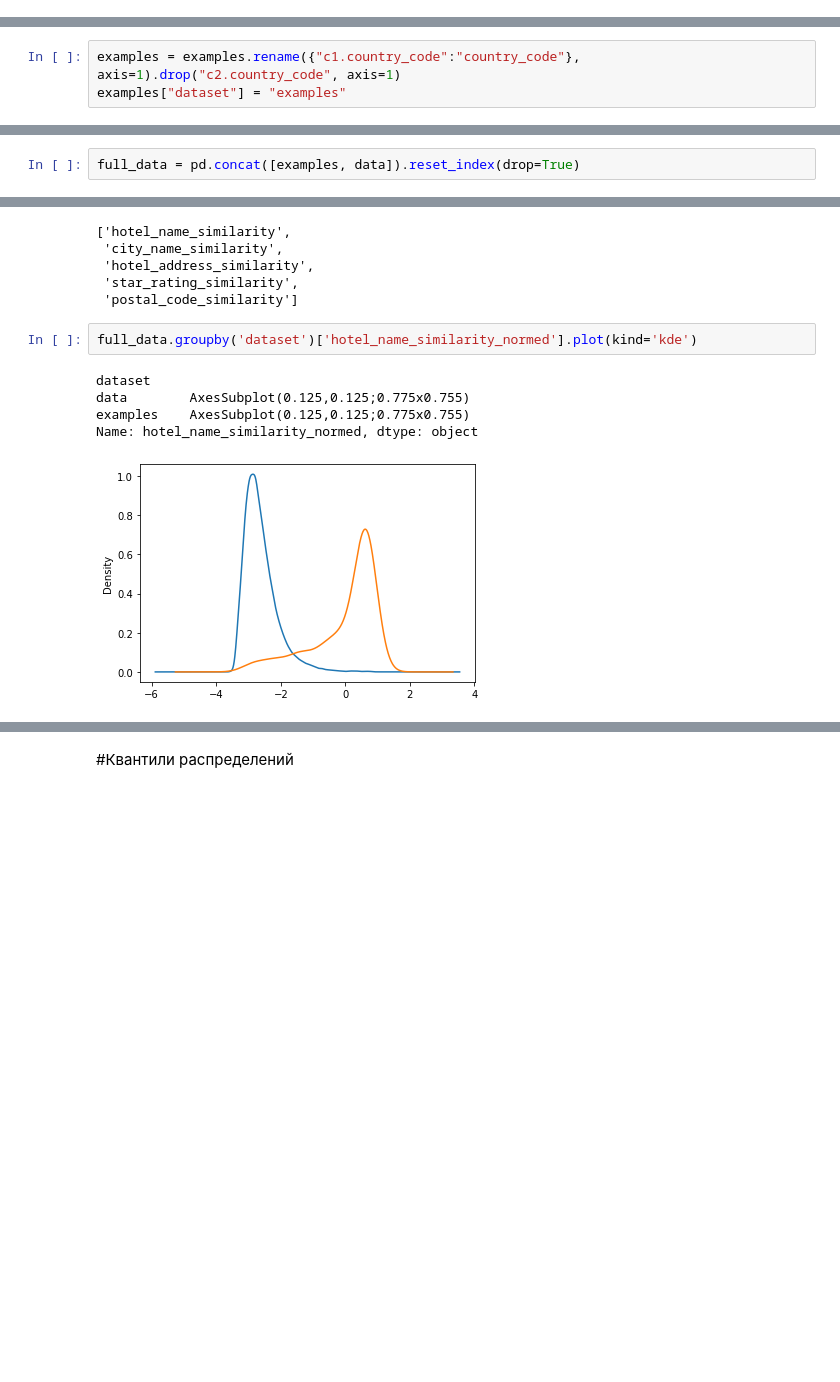
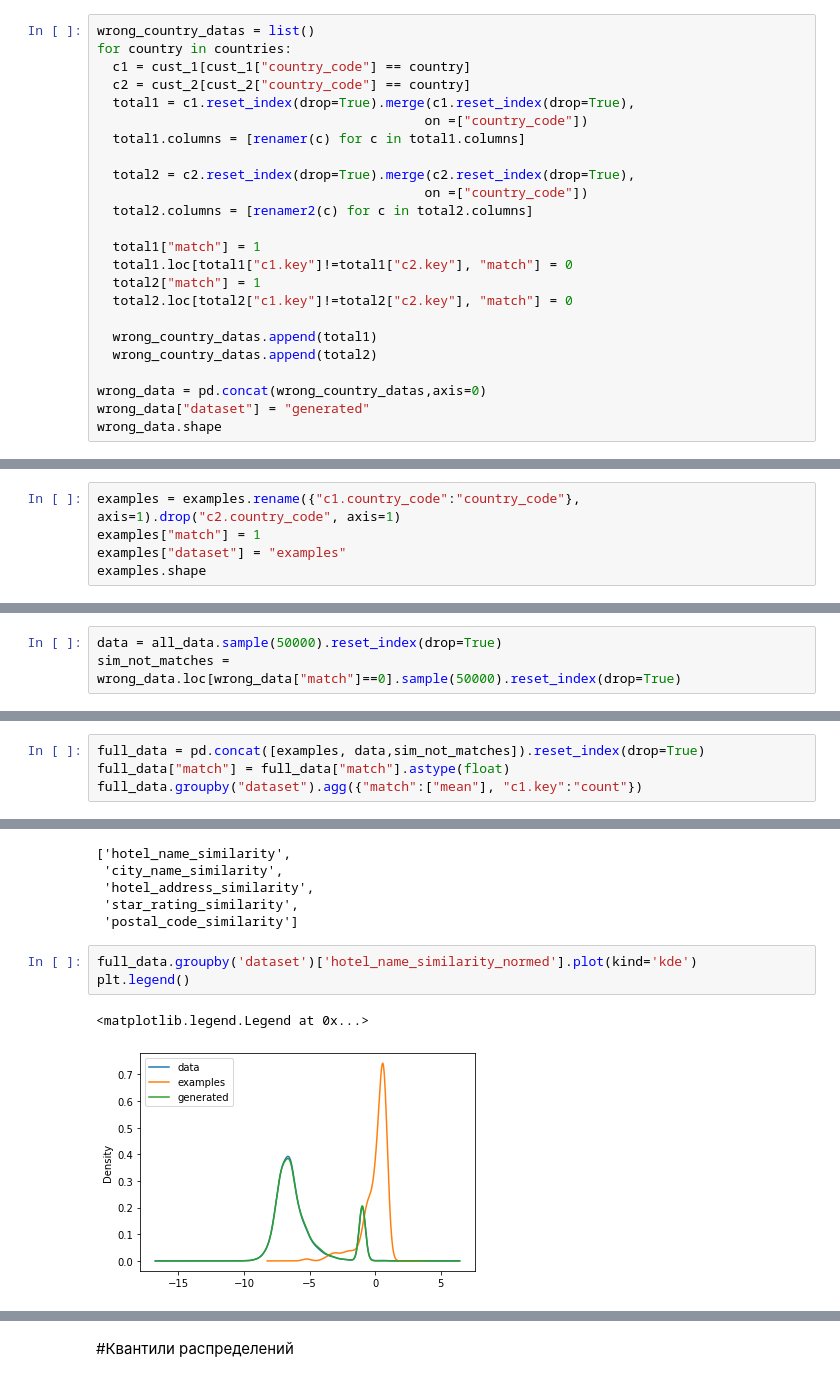
Before and after one commit to Falconwatch/cybersec_ht, a Jupyter notebook: Statistical_method.ipynb, the cells around one changed output, grey strips where cells are left out. Cells and saved outputs as stored; diff of their text form; blank space fills up the shorter version.

```diff
--- a/Statistical_method.ipynb
+++ b/Statistical_method.ipynb
@@ -31,0 +56,24 @@ all_data.shape
+# %%
+wrong_country_datas = list()
+for country in countries:
+  c1 = cust_1[cust_1["country_code"] == country]
+  c2 = cust_2[cust_2["country_code"] == country]
+  total1 = c1.reset_index(drop=True).merge(c1.reset_index(drop=True),
+                                          on =["country_code"])
+  total1.columns = [renamer(c) for c in total1.columns]
+
+  total2 = c2.reset_index(drop=True).merge(c2.reset_index(drop=True),
+                                          on =["country_code"])
+  total2.columns = [renamer2(c) for c in total2.columns]
+
+  total1["match"] = 1
+  total1.loc[total1["c1.key"]!=total1["c2.key"], "match"] = 0
+  total2["match"] = 1
+  total2.loc[total2["c1.key"]!=total2["c2.key"], "match"] = 0
+
+  wrong_country_datas.append(total1)
+  wrong_country_datas.append(total2)
+
+wrong_data = pd.concat(wrong_country_datas,axis=0)
+wrong_data["dataset"] = "generated"
+wrong_data.shape
@@ -32,3 +84,5 @@ all_data.shape
 # %%
 examples = examples.rename({"c1.country_code":"country_code"}, axis=1).drop("c2.country_code", axis=1)
+examples["match"] = 1
 examples["dataset"] = "examples"
+examples.shape
@@ -37,0 +93,3 @@ data["dataset"] = "data"
+# %%
+data = all_data.sample(50000).reset_index(drop=True)
+sim_not_matches = wrong_data.loc[wrong_data["match"]==0].sample(50000).reset_index(drop=True)
@@ -38,2 +100,4 @@ data["dataset"] = "data"
 # %%
-full_data = pd.concat([examples, data]).reset_index(drop=True)
+full_data = pd.concat([examples, data,sim_not_matches]).reset_index(drop=True)
+full_data["match"] = full_data["match"].astype(float)
+full_data.groupby("dataset").agg({"match":["mean"], "c1.key":"count"})
@@ -157,12 +218,10 @@ features
  'postal_code_similarity']
 # %%
 full_data.groupby('dataset')['hotel_name_similarity_normed'].plot(kind='kde')
+plt.legend()
 # %% [output]
-dataset
-data        AxesSubplot(0.125,0.125;0.775x0.755)
-examples    AxesSubplot(0.125,0.125;0.775x0.755)
-Name: hotel_name_similarity_normed, dtype: object
+<matplotlib.legend.Legend at 0x...>
-[figure, old version]
+[figure, new version]
 # %%
 full_data.groupby('dataset')['city_name_similarity_normed'].plot(kind='kde')
 # %% [output]
```
Also changed, not shown: parts of 55 cells of this notebook.
